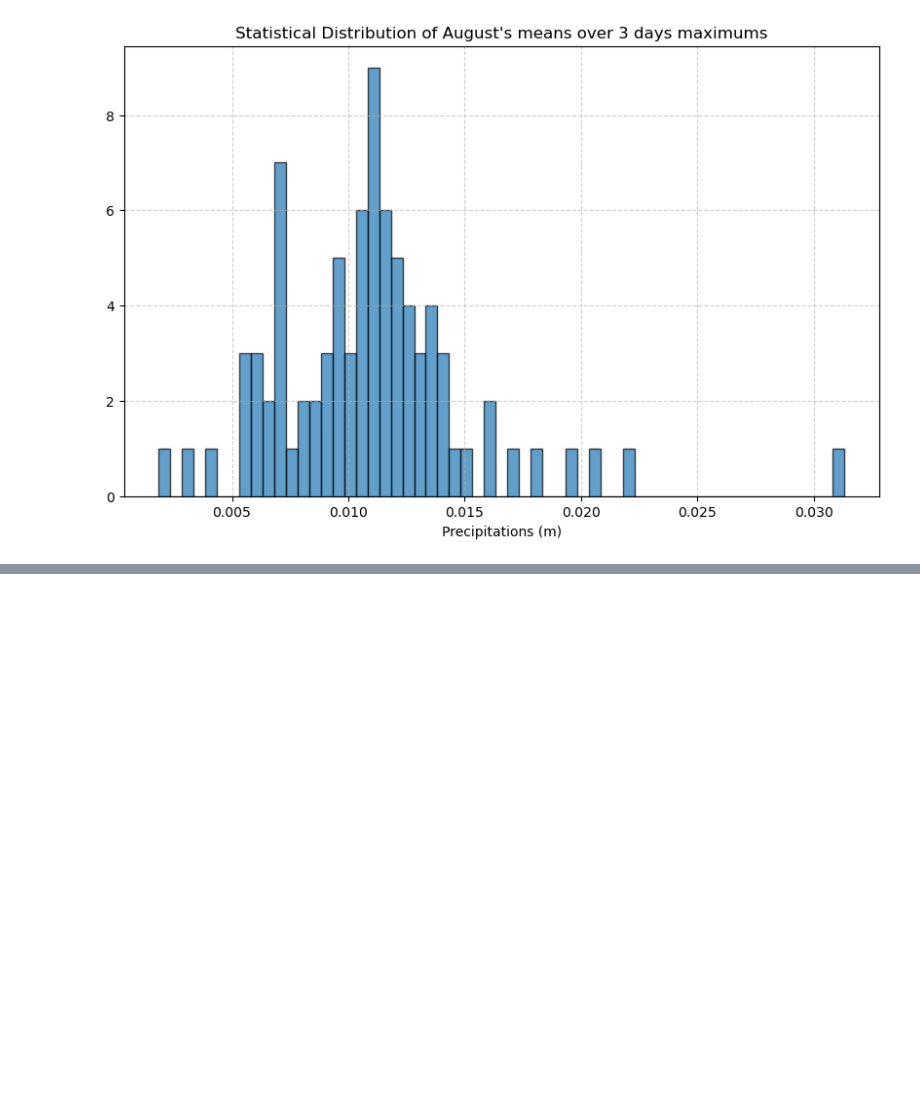
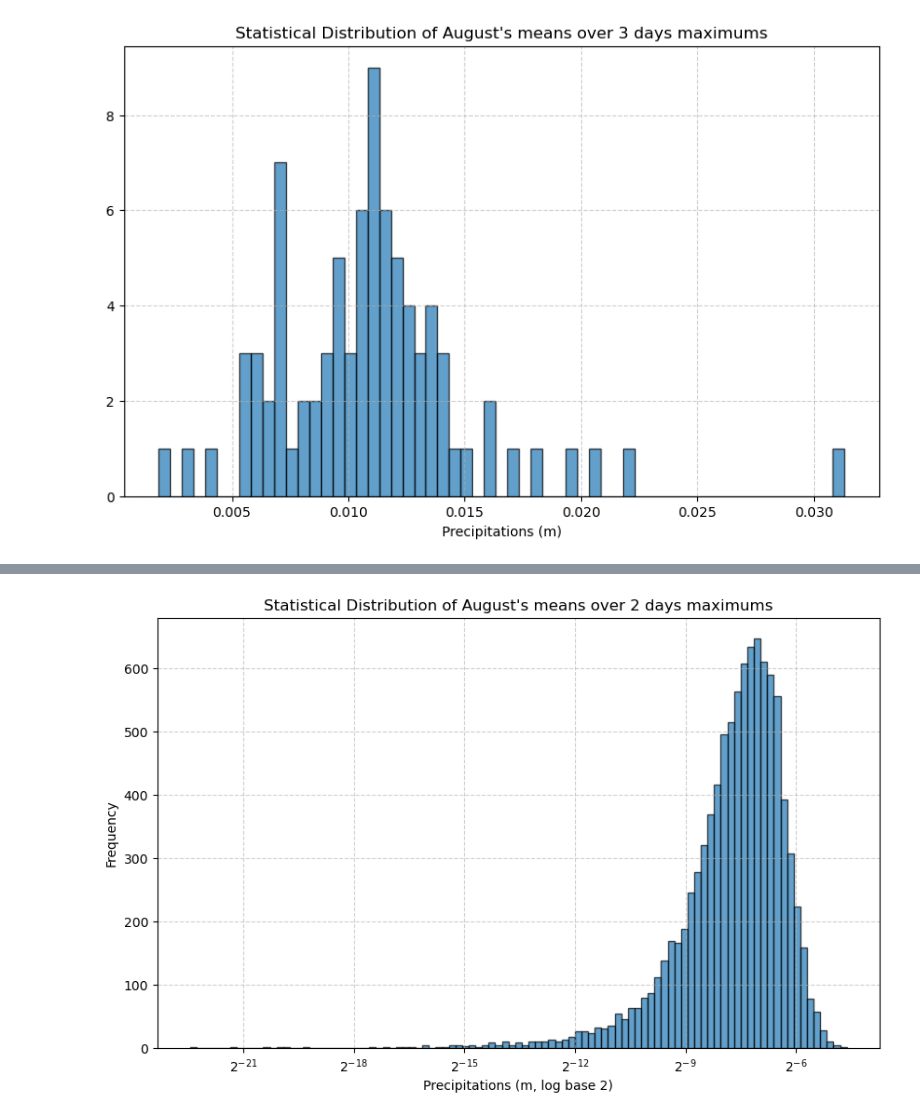
Before and after one commit to esauvat/unseen-storm-forecasts, a Jupyter notebook: script/statistical_distribution.ipynb, the cells around one changed output, grey strips where cells are left out. Saved outputs shown, nothing was run; the diff lists cells and outputs as text; code cells hidden in the pictures; blank space fills up the shorter version.

```diff
--- a/script/statistical_distribution.ipynb
+++ b/script/statistical_distribution.ipynb
@@ -92,0 +100,36 @@ plot_distribution(mean3, "Statistical Distribution of August's means over 3 days
+# %%
+def plot_log_distribution(data: xr.DataArray, title: str, path: str, num_bins: int = 100, log_base: float = 2):
+    """
+    Plots the statistical distribution of the data with logarithmic binning on the x-axis.
+
+    Parameters:
+    data (xr.DataArray): Input data with dimensions "years" and coordinates as strings.
+    title (str): Title of the plot.
+    path (str): Path to save the plot.
+    num_bins (int): Number of bins for logarithmic spacing (default: 100).
+    log_base (float): Base of the logarithm for bin spacing (default: 2).
+    """
+
+    # Flatten the data to a 1D array and remove NaN and non-positive values
+    flattened_data = data.values.flatten()
+    flattened_data = flattened_data[~np.isnan(flattened_data) & (flattened_data > 0)]
+
+    # Define logarithmically spaced bins with a smaller base
+    min_val = np.min(flattened_data)
+    max_val = np.max(flattened_data)
+    bin_edges = np.logspace(np.log(min_val) / np.log(log_base), np.log(max_val) / np.log(log_base), num_bins, base=log_base)
+
+    # Plot histogram with log bins
+    plt.figure(figsize=(10, 6))
+    plt.hist(flattened_data, bins=bin_edges, edgecolor='black', alpha=0.7)
+
+    # Set logarithmic scale for the x-axis
+    plt.xscale('log', base=log_base)
+
+    plt.xlabel(f'Precipitations (m, log base {log_base})')
+    plt.ylabel('Frequency')
+    plt.title(title)
+    plt.grid(True, linestyle='--', alpha=0.6, which="both")  # Grid for both major/minor ticks
+
+    plt.savefig(path)
+    plt.show()
@@ -92,0 +255,4 @@ plot_distribution(mean3, "Statistical Distribution of August's means over 3 days
+# %%
+plot_log_distribution(mean2, "Statistical Distribution of August's means over 2 days maximums", '/home/esauvat/Documents/NORCE/unseen-storm-forecasts/plots/s2s-distrib-august_mean2_max-hans_area.png')
+# %% [output]
+[figure, added]
```
Also changed, not shown: parts of 16 cells of this notebook, 5 other files.
